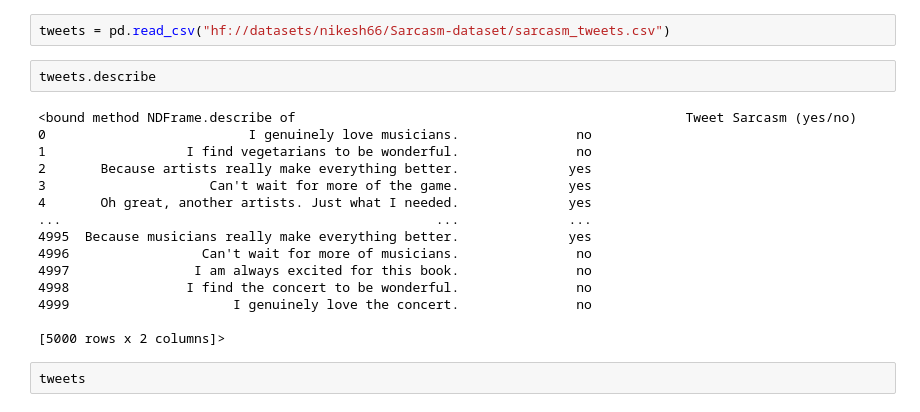
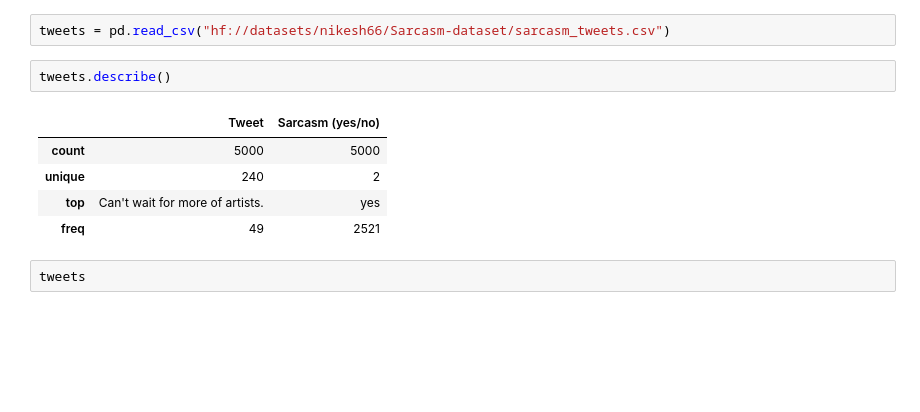
Before and after one commit to beyza1tozman/nlp_sarcasm_detection, a Jupyter notebook: main.ipynb, the cells around one changed output. Drawn from its saved outputs; the diff is of its cells as text; blank space fills up the shorter version.

```diff
--- a/main.ipynb
+++ b/main.ipynb
@@ -45,22 +47,13 @@ headlines.head()
 # %%
 tweets = pd.read_csv("hf://datasets/nikesh66/Sarcasm-dataset/sarcasm_tweets.csv")
 # %%
-tweets.describe
+tweets.describe()
 # %% [output]
-<bound method NDFrame.describe of                                                  Tweet Sarcasm (yes/no)
-0                          I genuinely love musicians.               no
-1                  I find vegetarians to be wonderful.               no
-2       Because artists really make everything better.              yes
-3                     Can't wait for more of the game.              yes
-4       Oh great, another artists. Just what I needed.              yes
-...                                                ...              ...
-4995  Because musicians really make everything better.              yes
-4996                 Can't wait for more of musicians.               no
-4997                I am always excited for this book.               no
-4998               I find the concert to be wonderful.               no
-4999                     I genuinely love the concert.               no
-
-[5000 rows x 2 columns]>
+|  | Tweet | Sarcasm (yes/no) |
+| count | 5000 | 5000 |
+| unique | 240 | 2 |
+| top | Can't wait for more of artists. | yes |
+| freq | 49 | 2521 |
 # %%
 tweets
 # %% [output]
```
Also changed, not shown: parts of 34 cells of this notebook.
